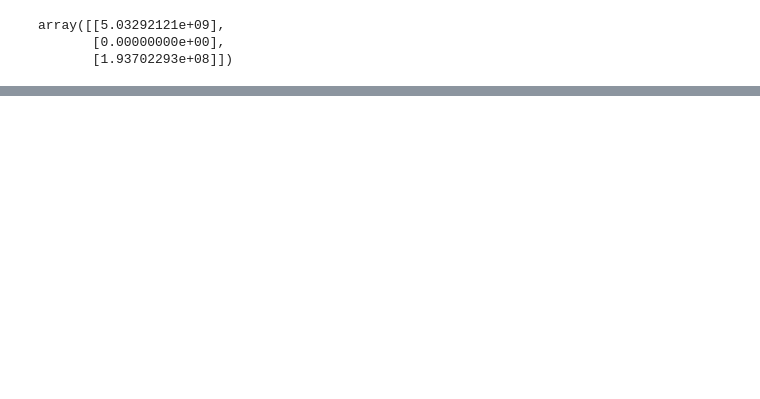
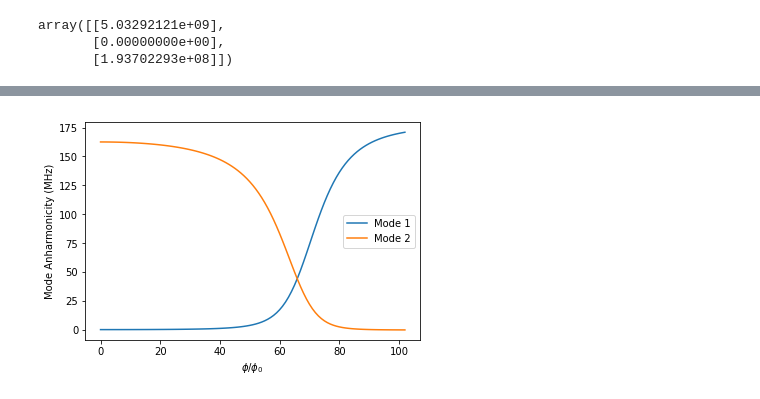
Before and after one commit to qucat/qucat, a Jupyter notebook: Bbox_class_02.ipynb, the cells around one changed output, grey strips where cells are left out. Saved outputs shown, nothing was run; the diff lists cells and outputs as text; code cells hidden in the pictures; blank space fills up the shorter version.

```diff
--- a/Bbox_class_02.ipynb
+++ b/Bbox_class_02.ipynb
@@ -182,0 +166,9 @@ plt.show()
+# %%
+plt.plot(to_plot[1,2,:]/1e6,label = 'Mode 1')
+plt.plot(to_plot[2,2,:]/1e6,label = 'Mode 2')
+plt.ylabel("Mode Anharmonicity (MHz)")
+plt.xlabel("$\phi/\phi_0$")
+plt.legend()
+plt.show()
+# %% [output]
+[figure, added]
```
Also changed, not shown: parts of 7 cells of this notebook.
